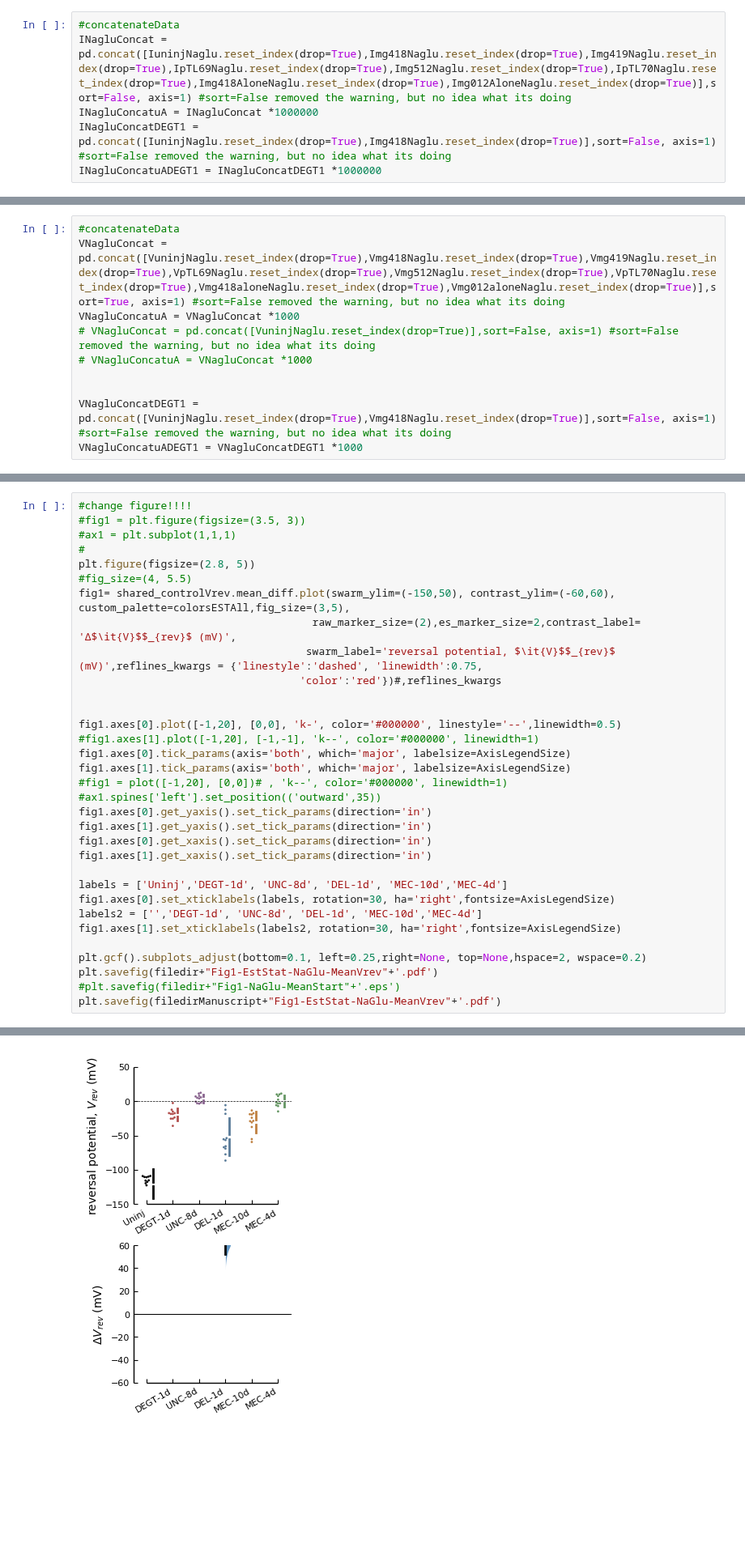
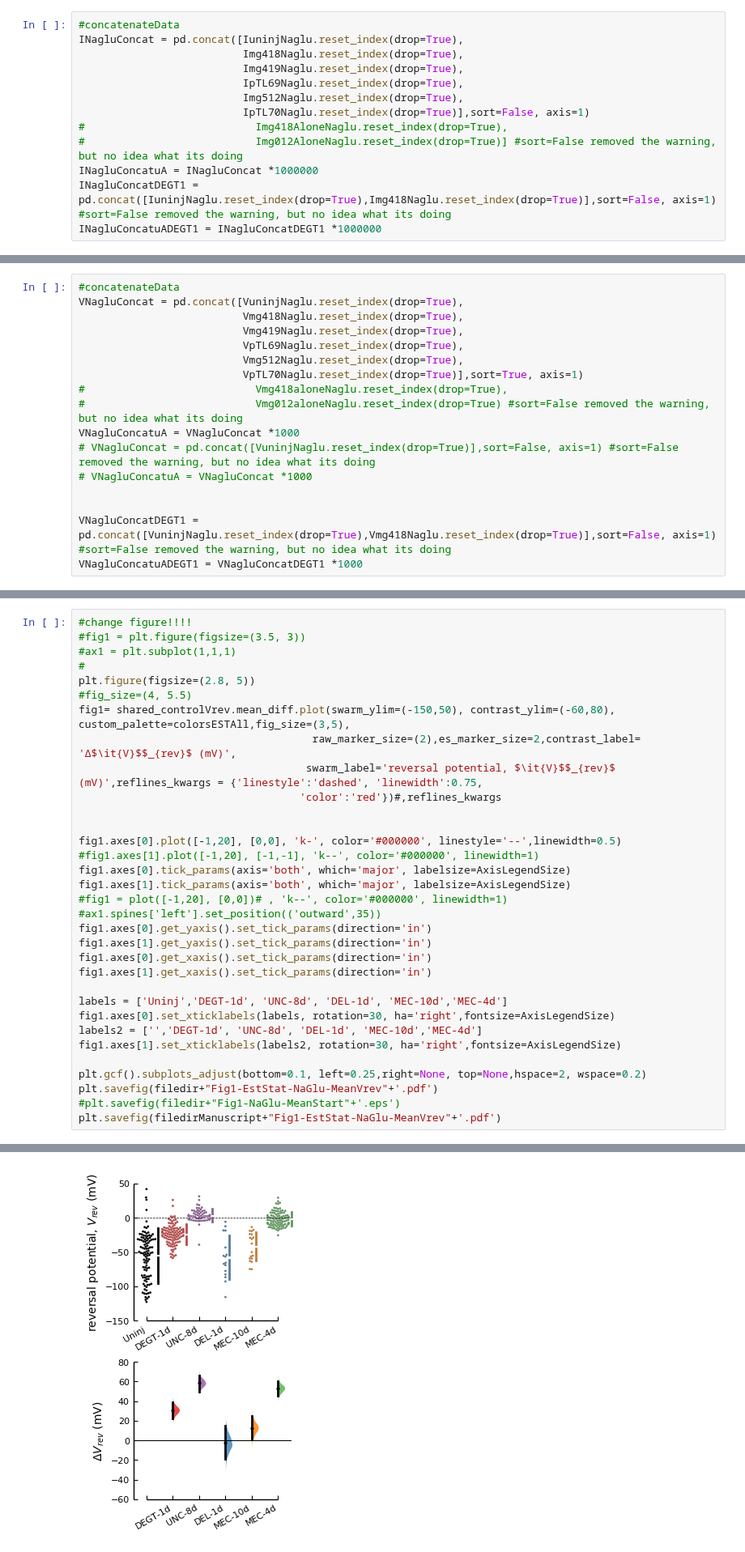
Before and after one commit to sfechner/JupyterNotebooksDEGENaCPharm, a Jupyter notebook: PlottingAllRatioDeltaValues.ipynb, the cells around one changed output, grey strips where cells are left out. Shown at 81% size. Saved outputs shown, nothing was run; the diff lists cells and outputs as text; blank space fills up the shorter version.

Commit message:
fixed issue with missing points on estimation plot

```diff
--- a/PlottingAllRatioDeltaValues.ipynb
+++ b/PlottingAllRatioDeltaValues.ipynb
@@ -430,6 +432,13 @@ IuninjNaglu
 # %%
 #concatenateData
-INagluConcat = pd.concat([IuninjNaglu.reset_index(drop=True),Img418Naglu.reset_index(drop=True),Img419Naglu.reset_index(drop=True),IpTL69Naglu.reset_index(drop=True),Img512Naglu.reset_index(drop=True),IpTL70Naglu.reset_index(drop=True),Img418AloneNaglu.reset_index(drop=True),Img012AloneNaglu.reset_index(drop=True)],sort=False, axis=1) #sort=False removed the warning, but no idea what its doing
+INagluConcat = pd.concat([IuninjNaglu.reset_index(drop=True),
+                          Img418Naglu.reset_index(drop=True),
+                          Img419Naglu.reset_index(drop=True),
+                          IpTL69Naglu.reset_index(drop=True),
+                          Img512Naglu.reset_index(drop=True),
+                          IpTL70Naglu.reset_index(drop=True)],sort=False, axis=1)
+#                           Img418AloneNaglu.reset_index(drop=True),
+#                           Img012AloneNaglu.reset_index(drop=True)] #sort=False removed the warning, but no idea what its doing
 INagluConcatuA = INagluConcat *1000000
 INagluConcatDEGT1 = pd.concat([IuninjNaglu.reset_index(drop=True),Img418Naglu.reset_index(drop=True)],sort=False, axis=1) #sort=False removed the warning, but no idea what its doing
 INagluConcatuADEGT1 = INagluConcatDEGT1 *1000000
@@ -559,7 +568,14 @@ Vmg012aloneNaglu.columns = ['M2alone']
 VuninjNaglu.to_csv(filedirManuscript+'VuninjNaglu.csv', header=True, sep=',', mode='w')
 # %%
 #concatenateData
-VNagluConcat = pd.concat([VuninjNaglu.reset_index(drop=True),Vmg418Naglu.reset_index(drop=True),Vmg419Naglu.reset_index(drop=True),VpTL69Naglu.reset_index(drop=True),Vmg512Naglu.reset_index(drop=True),VpTL70Naglu.reset_index(drop=True),Vmg418aloneNaglu.reset_index(drop=True),Vmg012aloneNaglu.reset_index(drop=True)],sort=True, axis=1) #sort=False removed the warning, but no idea what its doing
+VNagluConcat = pd.concat([VuninjNaglu.reset_index(drop=True),
+                          Vmg418Naglu.reset_index(drop=True),
+                          Vmg419Naglu.reset_index(drop=True),
+                          VpTL69Naglu.reset_index(drop=True),
+                          Vmg512Naglu.reset_index(drop=True),
+                          VpTL70Naglu.reset_index(drop=True)],sort=True, axis=1)
+#                           Vmg418aloneNaglu.reset_index(drop=True),
+#                           Vmg012aloneNaglu.reset_index(drop=True) #sort=False removed the warning, but no idea what its doing
 VNagluConcatuA = VNagluConcat *1000
 # VNagluConcat = pd.concat([VuninjNaglu.reset_index(drop=True)],sort=False, axis=1) #sort=False removed the warning, but no idea what its doing
 # VNagluConcatuA = VNagluConcat *1000
@@ -611,35 +627,35 @@ To get the results of all valid statistical tests, use `.mean_diff.statistical_t
 #
 plt.figure(figsize=(2.8, 5))
 #fig_size=(4, 5.5)
-fig1= shared_controlVrev.mean_diff.plot(swarm_ylim=(-150,50), contrast_ylim=(-60,60), custom_palette=colorsESTAll,fig_size=(3,5),
+fig1= shared_controlVrev.mean_diff.plot(swarm_ylim=(-150,50), contrast_ylim=(-60,80), custom_palette=colorsESTAll,fig_size=(3,5),
                                      raw_marker_size=(2),es_marker_size=2,contrast_label= 'Δ$\it{V}$$_{rev}$ (mV)',
                                     swarm_label='reversal potential, $\it{V}$$_{rev}$ (mV)',reflines_kwargs = {'linestyle':'dashed', 'linewidth':0.75,
                                    'color':'red'})#,reflines_kwargs
 
 
 fig1.axes[0].plot([-1,20], [0,0], 'k-', color='#000000', linestyle='--',linewidth=0.5)
 #fig1.axes[1].plot([-1,20], [-1,-1], 'k--', color='#000000', linewidth=1)
 fig1.axes[0].tick_params(axis='both', which='major', labelsize=AxisLegendSize)
 fig1.axes[1].tick_params(axis='both', which='major', labelsize=AxisLegendSize)
 #fig1 = plot([-1,20], [0,0])# , 'k--', color='#000000', linewidth=1)
 #ax1.spines['left'].set_position(('outward',35))
 fig1.axes[0].get_yaxis().set_tick_params(direction='in')
 fig1.axes[1].get_yaxis().set_tick_params(direction='in')
 fig1.axes[0].get_xaxis().set_tick_params(direction='in')
 fig1.axes[1].get_xaxis().set_tick_params(direction='in')
 
 labels = ['Uninj','DEGT-1d', 'UNC-8d', 'DEL-1d', 'MEC-10d','MEC-4d']
 fig1.axes[0].set_xticklabels(labels, rotation=30, ha='right',fontsize=AxisLegendSize)
 labels2 = ['','DEGT-1d', 'UNC-8d', 'DEL-1d', 'MEC-10d','MEC-4d']
 fig1.axes[1].set_xticklabels(labels2, rotation=30, ha='right',fontsize=AxisLegendSize)
 
 plt.gcf().subplots_adjust(bottom=0.1, left=0.25,right=None, top=None,hspace=2, wspace=0.2)
 plt.savefig(filedir+"Fig1-EstStat-NaGlu-MeanVrev"+'.pdf')
 #plt.savefig(filedir+"Fig1-NaGlu-MeanStart"+'.eps')
 plt.savefig(filedirManuscript+"Fig1-EstStat-NaGlu-MeanVrev"+'.pdf')
 # %% [output]
 <Figure size 201.6x360 with 0 Axes>
-[figure, old version]
+[figure, new version]
 # %%
 colorsESTTalk = [(0.00, 0.00, 0.00),(0.89, 0.11,0.10),(0.60, 0.31,0.64),(0.30, 0.69, 0.29),(1, 0.50,0),(0.22,0.49,0.72)]
 # %%
```
Also changed, not shown: parts of 27 cells of this notebook, 2 other files.
